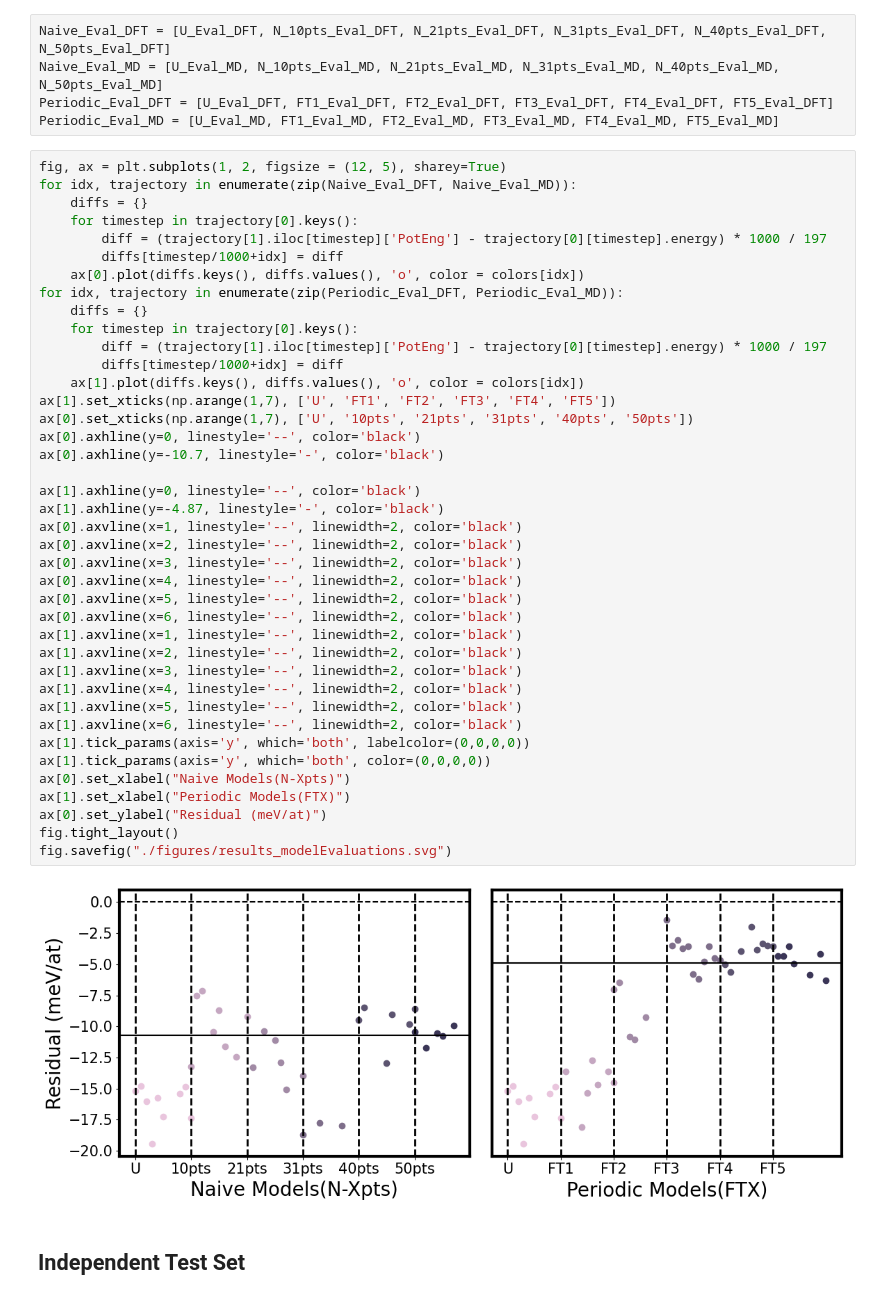
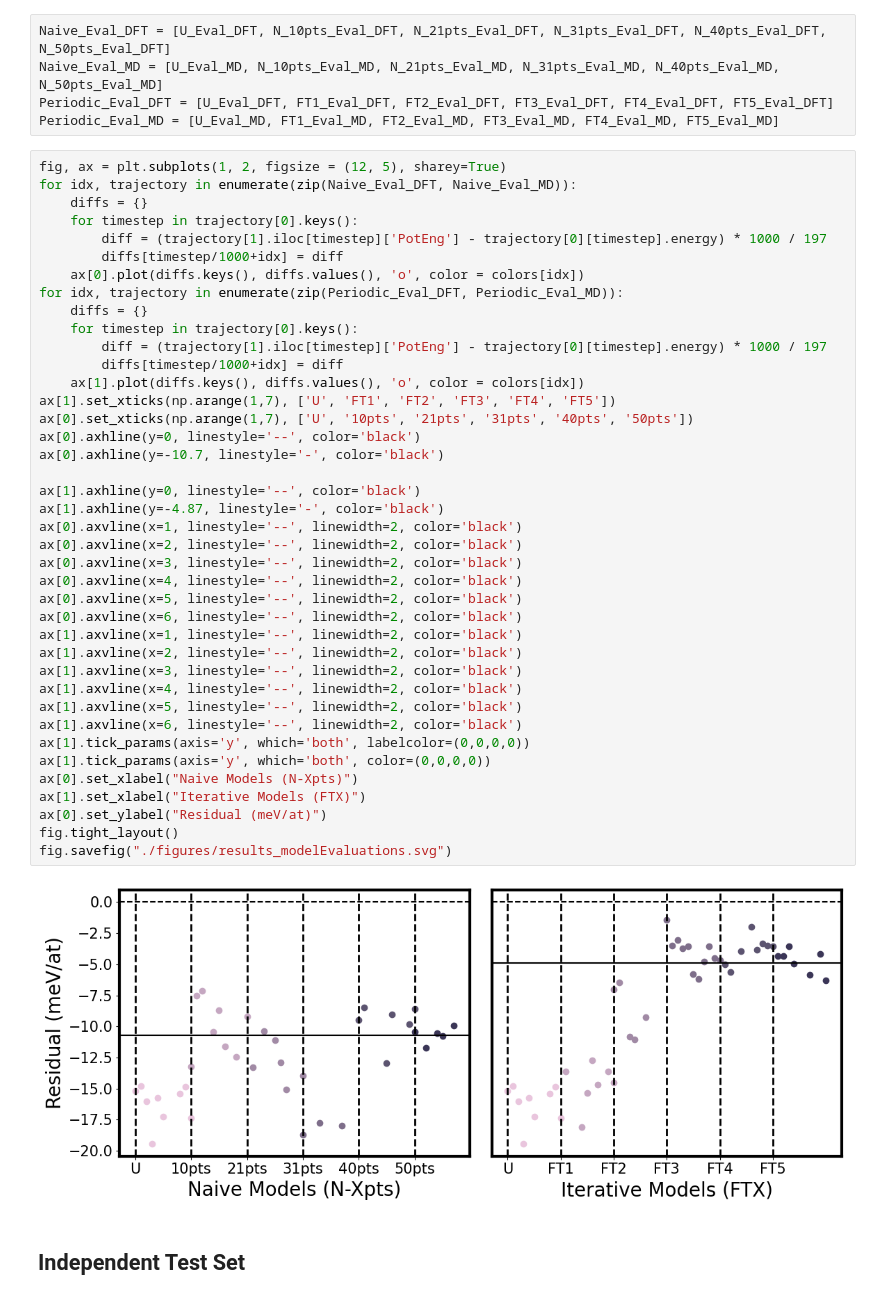
Before and after one commit to YangLab-GT/umlip_bias_finetuning, a Jupyter notebook: analysis/figure_notebook.ipynb, the cells around one changed output. Saved outputs shown, nothing was run; the diff lists cells and outputs as text.

```diff
--- a/analysis/figure_notebook.ipynb
+++ b/analysis/figure_notebook.ipynb
@@ -150,36 +150,36 @@ for idx, trajectory in enumerate(zip(Periodic_Eval_DFT, Periodic_Eval_MD)):
     diffs = {}
     for timestep in trajectory[0].keys():
         diff = (trajectory[1].iloc[timestep]['PotEng'] - trajectory[0][timestep].energy) * 1000 / 197
         diffs[timestep/1000+idx] = diff
     ax[1].plot(diffs.keys(), diffs.values(), 'o', color = colors[idx])
 ax[1].set_xticks(np.arange(1,7), ['U', 'FT1', 'FT2', 'FT3', 'FT4', 'FT5'])
 ax[0].set_xticks(np.arange(1,7), ['U', '10pts', '21pts', '31pts', '40pts', '50pts'])
 ax[0].axhline(y=0, linestyle='--', color='black')
 ax[0].axhline(y=-10.7, linestyle='-', color='black')
 
 ax[1].axhline(y=0, linestyle='--', color='black')
 ax[1].axhline(y=-4.87, linestyle='-', color='black')
 ax[0].axvline(x=1, linestyle='--', linewidth=2, color='black')
 ax[0].axvline(x=2, linestyle='--', linewidth=2, color='black')
 ax[0].axvline(x=3, linestyle='--', linewidth=2, color='black')
 ax[0].axvline(x=4, linestyle='--', linewidth=2, color='black')
 ax[0].axvline(x=5, linestyle='--', linewidth=2, color='black')
 ax[0].axvline(x=6, linestyle='--', linewidth=2, color='black')
 ax[1].axvline(x=1, linestyle='--', linewidth=2, color='black')
 ax[1].axvline(x=2, linestyle='--', linewidth=2, color='black')
 ax[1].axvline(x=3, linestyle='--', linewidth=2, color='black')
 ax[1].axvline(x=4, linestyle='--', linewidth=2, color='black')
 ax[1].axvline(x=5, linestyle='--', linewidth=2, color='black')
 ax[1].axvline(x=6, linestyle='--', linewidth=2, color='black')
 ax[1].tick_params(axis='y', which='both', labelcolor=(0,0,0,0))
 ax[1].tick_params(axis='y', which='both', color=(0,0,0,0))
-ax[0].set_xlabel("Naive Models(N-Xpts)")
-ax[1].set_xlabel("Periodic Models(FTX)")
+ax[0].set_xlabel("Naive Models (N-Xpts)")
+ax[1].set_xlabel("Iterative Models (FTX)")
 ax[0].set_ylabel("Residual (meV/at)")
 fig.tight_layout()
 fig.savefig("./figures/results_modelEvaluations.svg")
 # %% [output]
-[figure, old version]
+[figure, new version]
 # %% [markdown]
 ## Independent Test Set
 # %%
```
Also changed, not shown: parts of 3 cells of this notebook, 13 other files.
